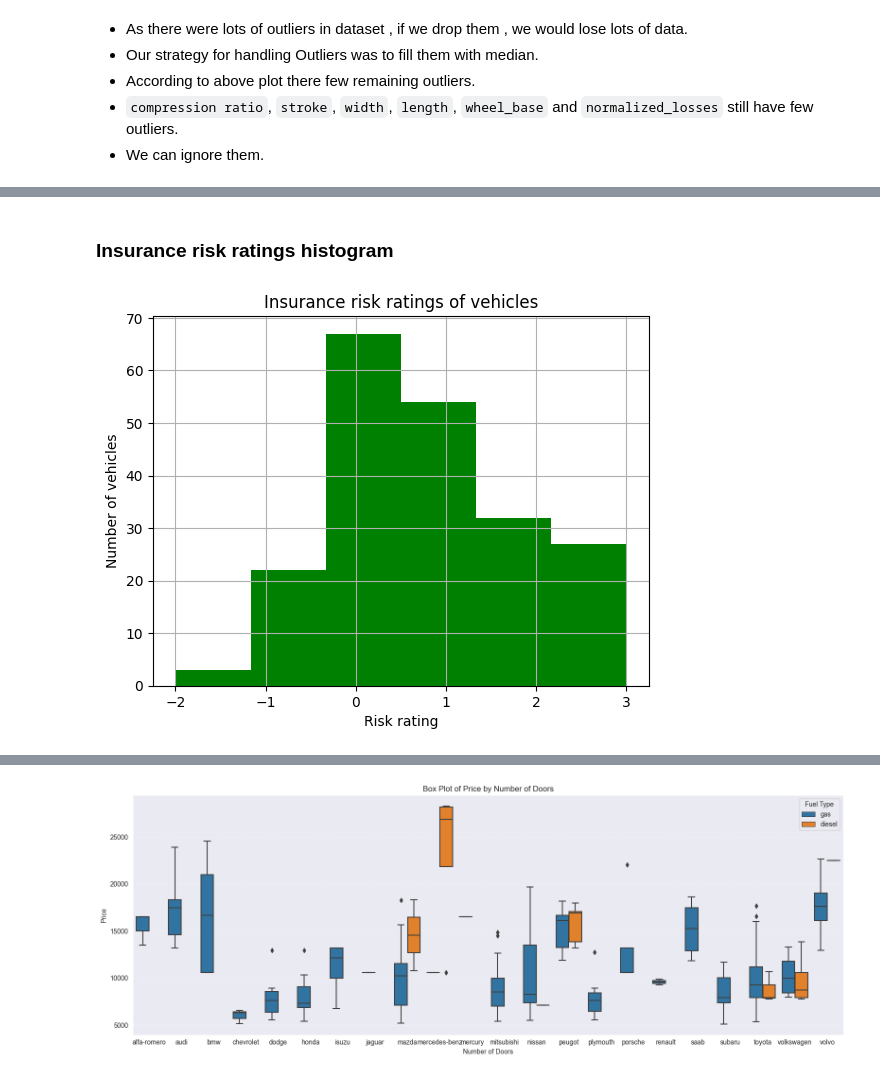
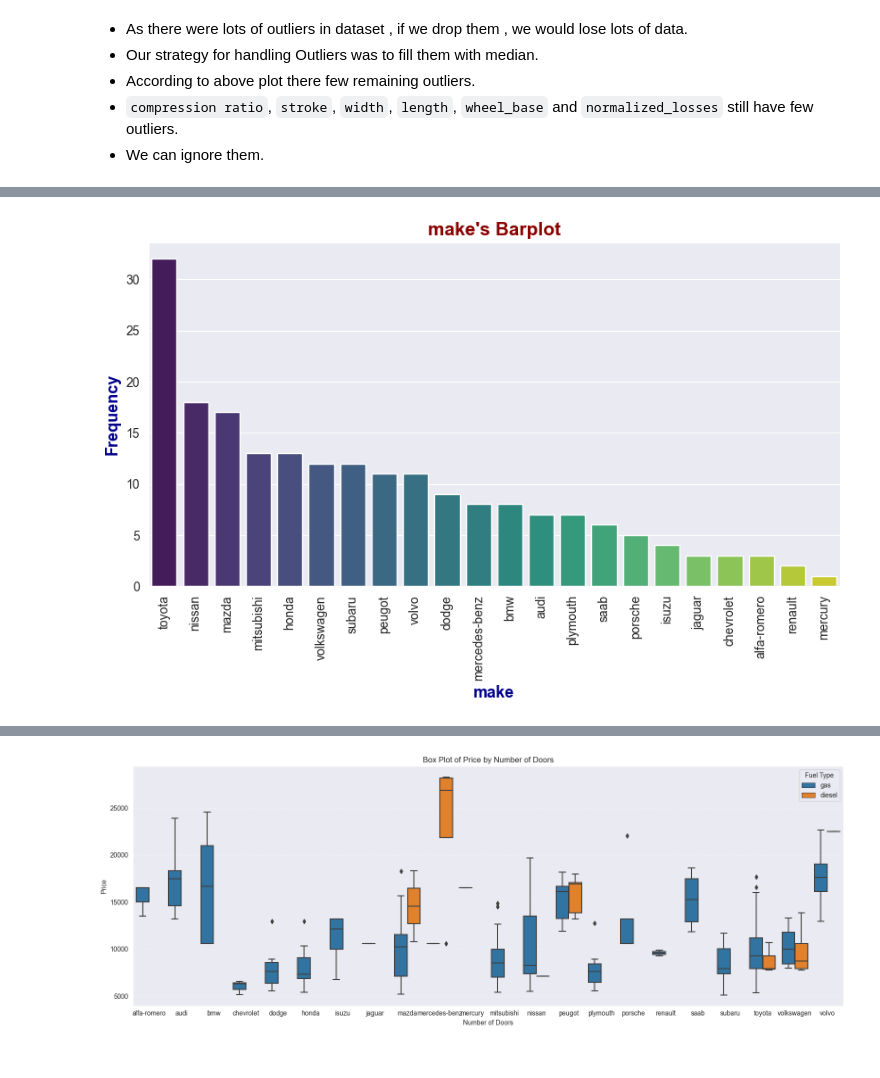
Before and after one commit to mohammadreza-mohammadi94/DataAnalysis-And-MachineLearning, a Jupyter notebook: Automobile Dataset/Automobile.ipynb, the cells around one changed output, grey strips where cells are left out. Saved outputs shown, nothing was run; the diff lists cells and outputs as text; code cells hidden in the pictures.

```diff
--- a/Automobile Dataset/Automobile.ipynb
+++ b/Automobile Dataset/Automobile.ipynb
@@ -735,10 +743,0 @@ barplot(categorical_features)
-# %% [markdown]
-### Insurance risk ratings histogram
-# %%
-df.symboling.hist(bins=6,color='green');
-plt.title("Insurance risk ratings of vehicles")
-plt.ylabel('Number of vehicles')
-plt.xlabel('Risk rating')
-plt.show()
-# %% [output]
-[figure, removed]
@@ -744,0 +754,4 @@ plt.show()
+# %%
+barplot('make')
+# %% [output]
+[figure, added]
```
Also changed, not shown: parts of 78 cells of this notebook.
